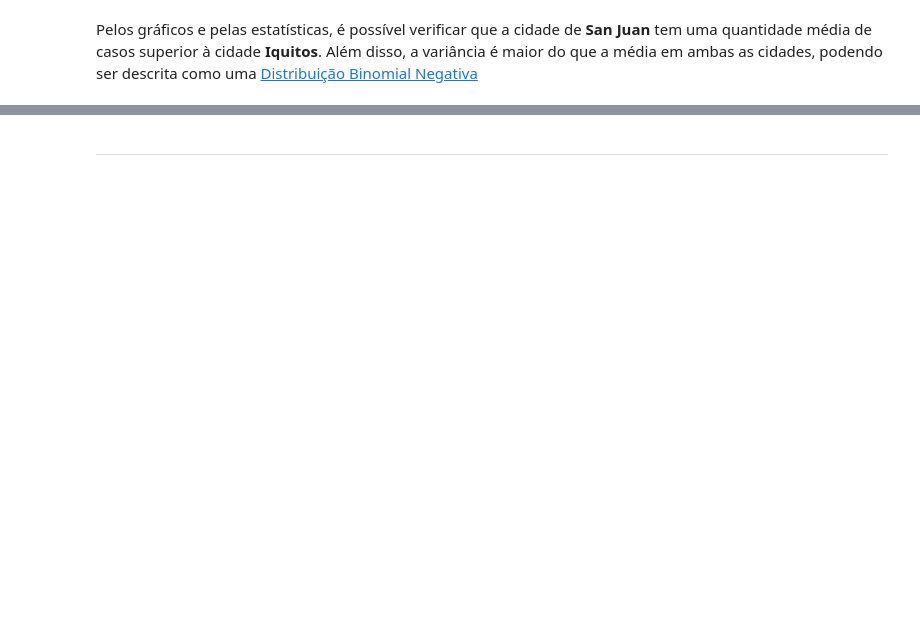
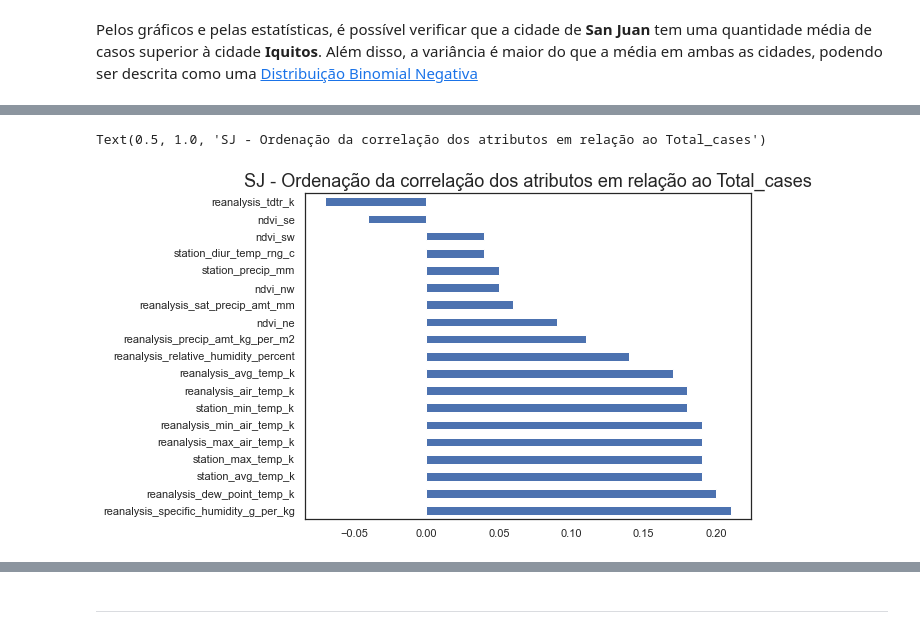
Before and after one commit to ciencia-dados-ifsp-grupo5/DengAI, a Jupyter notebook: notebooks/dengAI.ipynb, the cells around one changed output, grey strips where cells are left out. Cells and saved outputs as stored; diff of their text form; code cells hidden in the pictures; blank space fills up the shorter version.

```diff
--- a/notebooks/dengAI.ipynb
+++ b/notebooks/dengAI.ipynb
@@ -620,0 +648,8 @@ Pelos gráficos e pelas estatísticas, é possível verificar que a cidade de **
+# %%
+#Gráfico de barras horizontais ordenados pela correlação dos atributos em relação ao total_cases
+plt.figure(figsize = (8,6))
+sj_correlations.total_cases.drop('total_cases').sort_values(ascending=False).plot.barh()
+plt.title('SJ - Ordenação da correlação dos atributos em relação ao Total_cases')
+# %% [output]
+Text(0.5, 1.0, 'SJ - Ordenação da correlação dos atributos em relação ao Total_cases')
+[figure, added]
```
Also changed, not shown: parts of 54 cells of this notebook.
